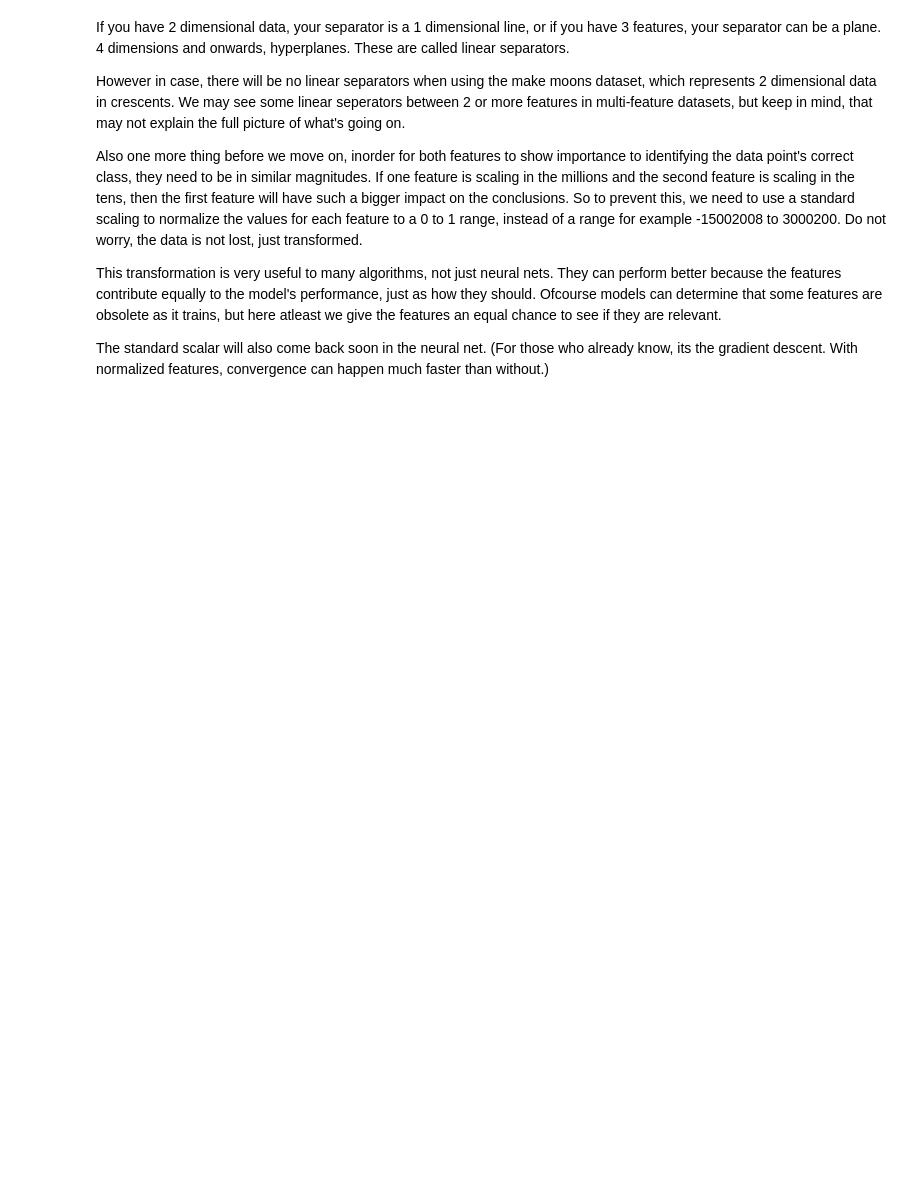
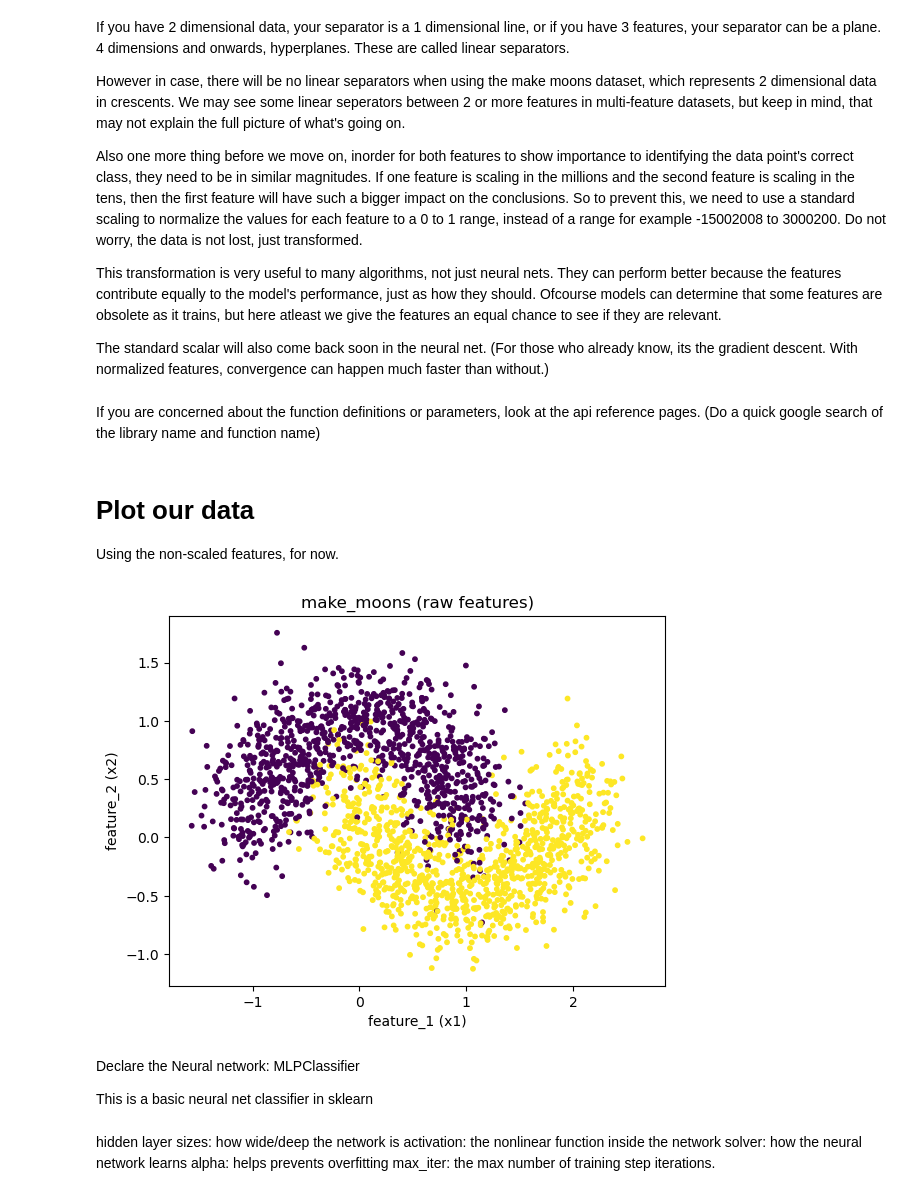
Before and after one commit to gurpreets60/Basic-NN-Explained, a Jupyter notebook: Intro.ipynb, the cells around one changed output. Drawn from its saved outputs; the diff is of its cells as text; code cells hidden in the pictures; blank space fills up the shorter version.

Commit message:
Update Basic-NN-Explained

```diff
--- a/Intro.ipynb
+++ b/Intro.ipynb
@@ -100,0 +74,2 @@ print("X_test :", X_test_s.shape, "y_test :", y_test.shape)
+# %% [markdown]
+If you are concerned about the function definitions or parameters, look at the api reference pages. (Do a quick google search of the library name and function name)
@@ -100,0 +105,26 @@ print("X_test :", X_test_s.shape, "y_test :", y_test.shape)
+# %% [markdown]
+# Plot our data
+
+Using the non-scaled features, for now.
+# %%
+import matplotlib.pyplot as plt
+
+plt.figure()
+plt.scatter(X[:, 0], X[:, 1], c=y, s=10)
+plt.title("make_moons (raw features)")
+plt.xlabel("feature_1 (x1)")
+plt.ylabel("feature_2 (x2)")
+plt.show()
+# %% [output]
+[figure, added]
+# %% [markdown]
+Declare the Neural network:
+MLPClassifier
+
+This is a basic neural net classifier in sklearn
+# %% [markdown]
+hidden layer sizes: how wide/deep the network is
+activation: the nonlinear function inside the network
+solver: how the neural network learns
+alpha: helps prevents overfitting
+max_iter: the max number of training step iterations.
```
Also changed, not shown: parts of 3 cells of this notebook.
